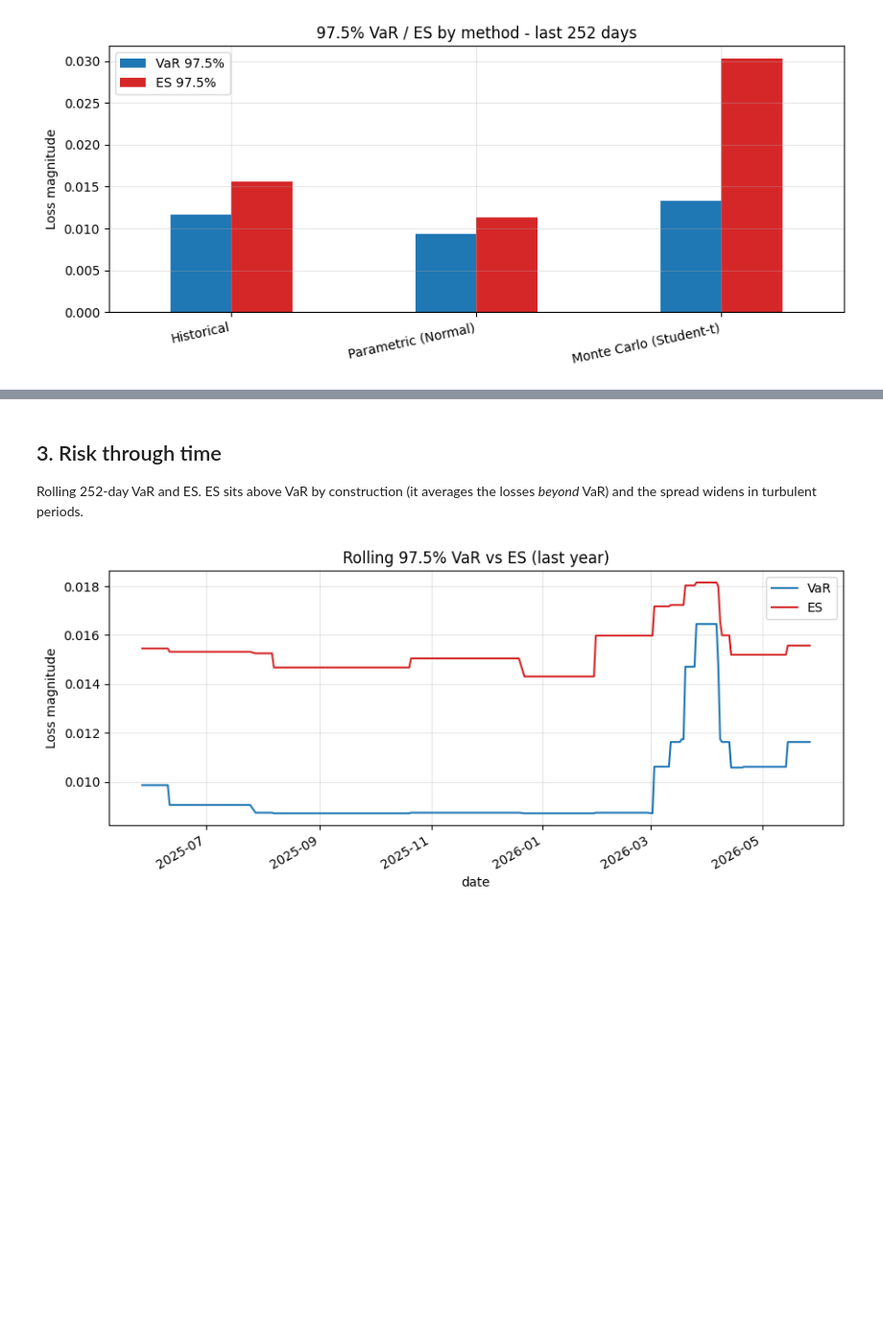
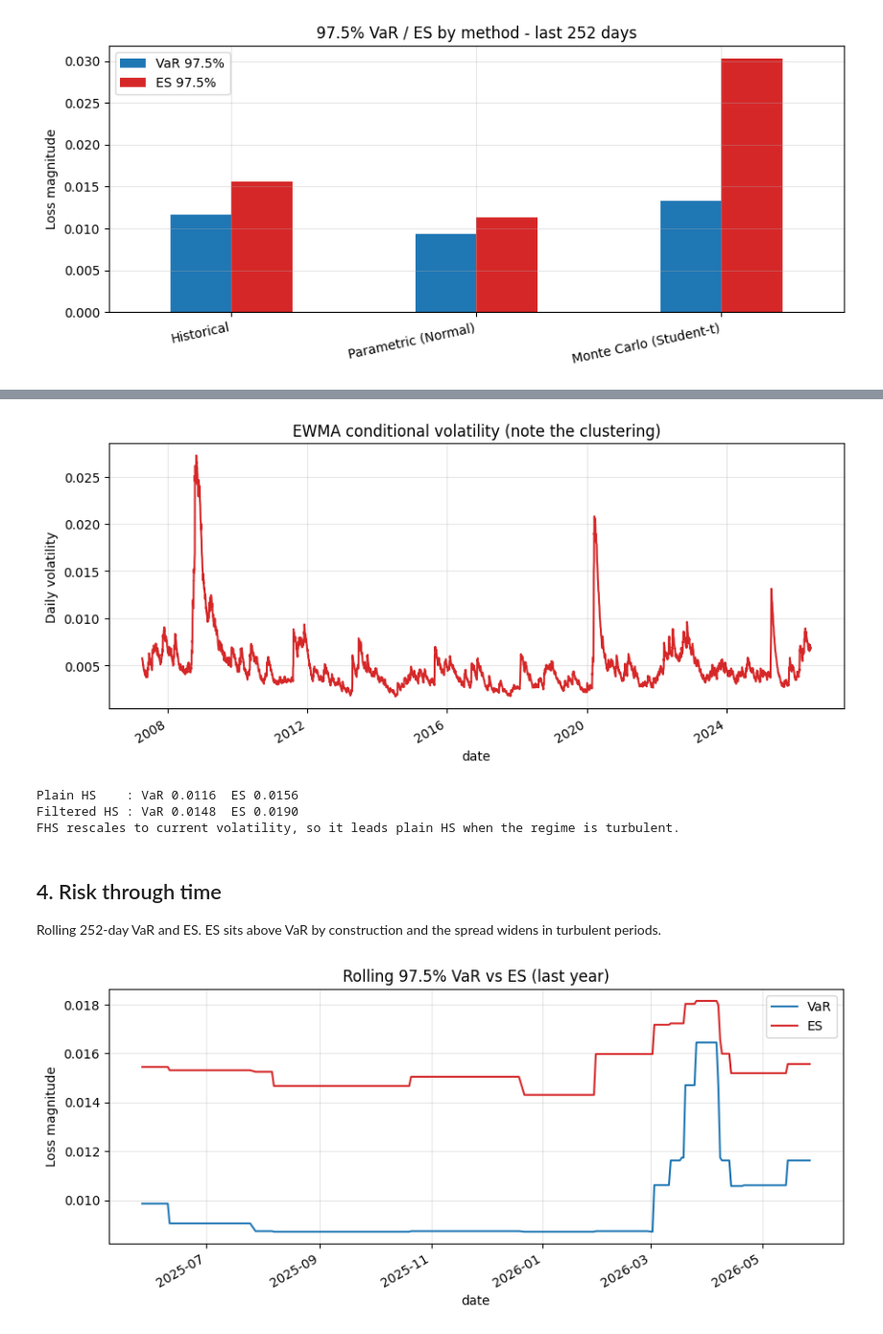
Before and after one commit to marksguo/frtb-ima-risk-monitor, a Jupyter notebook: notebooks/methodology.ipynb, the cells around one changed output, grey strips where cells are left out. Shown at 96% size. Cells and saved outputs as stored; diff of their text form; code cells hidden in the pictures; blank space fills up the shorter version.

```diff
--- a/notebooks/methodology.ipynb
+++ b/notebooks/methodology.ipynb
@@ -67,7 +73,22 @@ The Normal model reports the **smallest** ES, while the Student-t fit is far lar
+# %%
+vol = pd.Series(ewma_volatility(port.to_numpy()), index=port.index)
+vol.plot(title='EWMA conditional volatility (note the clustering)', color='#d62728')
+plt.ylabel('Daily volatility'); plt.tight_layout(); plt.show()
+hv, he = historical_var_es(window)
+fv, fe = filtered_historical_var_es(window)
+print(f'Plain HS    : VaR {hv:.4f}  ES {he:.4f}')
+print(f'Filtered HS : VaR {fv:.4f}  ES {fe:.4f}')
+print('FHS rescales to current volatility, so it leads plain HS when the '
+      'regime is turbulent.')
+# %% [output]
+[figure, added]
+Plain HS    : VaR 0.0116  ES 0.0156
+Filtered HS : VaR 0.0148  ES 0.0190
+FHS rescales to current volatility, so it leads plain HS when the regime is turbulent.
 # %% [markdown]
-## 3. Risk through time
+## 4. Risk through time
 
-Rolling 252-day VaR and ES. ES sits above VaR by construction (it averages the losses *beyond* VaR) and the spread widens in turbulent periods.
+Rolling 252-day VaR and ES. ES sits above VaR by construction and the spread widens in turbulent periods.
 # %%
 roll = rolling_var_es(port).dropna()
 roll.tail(VAR_WINDOW).rename(columns={'var': 'VaR', 'es': 'ES'}).plot(
```
Also changed, not shown: parts of 10 cells of this notebook, 7 other files.
